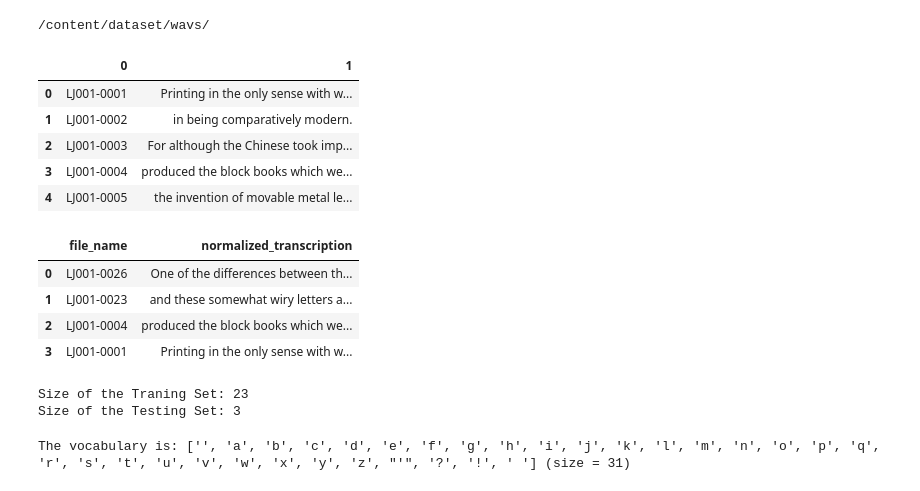
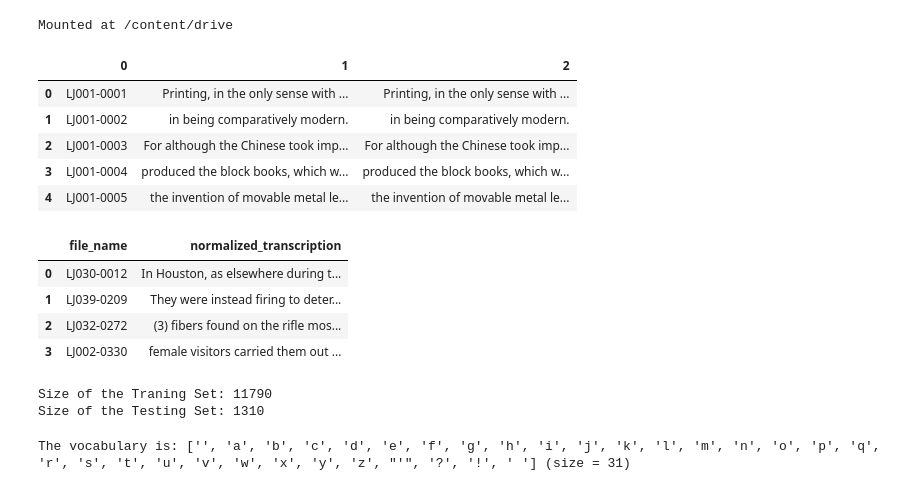
Before and after one commit to lak18/Mel-Spectrogram-generation, a Jupyter notebook: Project_Code_S2T.ipynb, the cells around one changed output. Saved outputs shown, nothing was run; the diff lists cells and outputs as text; code cells hidden in the pictures.

```diff
--- a/Project_Code_S2T.ipynb
+++ b/Project_Code_S2T.ipynb
@@ -16,37 +32,75 @@ data_path = "/content/dataset"
-# %%
-wavs_path = data_path + "/wavs/"          # This path contatins all the voices recorded in dataset
-metadata_path = data_path + "/superset.csv"     # This path contains all transcripts of voices that recorded
-
-print(wavs_path)
-# %% [output]
-/content/dataset/wavs/
+# %%
+import urllib.request
+from tqdm import tqdm
+import os
+import tarfile
+
+data_url = "https://data.keithito.com/data/speech/LJSpeech-1.1.tar.bz2"
+data_path = os.path.join(os.getcwd(), "LJSpeech-1.1.tar.bz2")
+
+# Function to download a file with progress bar
+def download_url(url, dest):
+    response = urllib.request.urlopen(url)
+    total_size = int(response.getheader('Content-Length').strip())
+    block_size = 1024
+    with open(dest, 'wb') as f:
+        with tqdm(total=total_size, unit='B', unit_scale=True, desc=dest, initial=0, ascii=True) as pbar:
+            while True:
+                buffer = response.read(block_size)
+                if not buffer:
+                    break
+                f.write(buffer)
+                pbar.update(len(buffer))
+
+# Download the file
+download_url(data_url, data_path)
+
+# Extract the tar file
+with tarfile.open(data_path, "r:bz2") as tar:
+    tar.extractall(path=os.path.dirname(data_path))
+
+wavs_path = os.path.join(os.path.dirname(data_path), "LJSpeech-1.1/wavs/")
+metadata_path = os.path.join(os.path.dirname(data_path), "LJSpeech-1.1/metadata.csv")
+# %%
+from google.colab import drive
+drive.mount('/content/drive')
+# %% [output]
+Mounted at /content/drive
 # %%
 # Read metadata file and parse it
 metadata_df = pd.read_csv( metadata_path, sep="|", header=None, quoting=3 )
 # %%
 metadata_df.head(5)
 # %% [output]
-|  | 0 | 1 |
-| 0 | LJ001-0001 | Printing in the only sense with w... |
-| 1 | LJ001-0002 | in being comparatively modern. |
-| 2 | LJ001-0003 | For although the Chinese took imp... |
-| 3 | LJ001-0004 | produced the block books which we... |
-| 4 | LJ001-0005 | the invention of movable metal le... |
+|  | 0 | 1 | 2 |
+| 0 | LJ001-0001 | Printing, in the only sense with ... | Printing, in the only sense with ... |
+| 1 | LJ001-0002 | in being comparatively modern. | in being comparatively modern. |
+| 2 | LJ001-0003 | For although the Chinese took imp... | For although the Chinese took imp... |
+| 3 | LJ001-0004 | produced the block books, which w... | produced the block books, which w... |
+| 4 | LJ001-0005 | the invention of movable metal le... | the invention of movable metal le... |
 # %%
 # Dropping transcription column
 
-metadata_df.columns = ["file_name", "normalized_transcription"]
+# Get the current column names
+current_columns = metadata_df.columns
+
+# Create a list of new column names, ensuring it has the same length as the current ones
+new_columns = ["file_name", "normalized_transcription", "third_column_name"]  # Replace 'third_column_name' with the appropriate name
+
+# Assign the new column names
+metadata_df.columns = new_columns
+
 metadata_df = metadata_df[["file_name", "normalized_transcription"]]
 metadata_df = metadata_df.sample(frac=1).reset_index(drop=True)
 
 
 metadata_df.head(4)
 # %% [output]
 |  | file_name | normalized_transcription |
-| 0 | LJ001-0026 | One of the differences between th... |
-| 1 | LJ001-0023 | and these somewhat wiry letters a... |
-| 2 | LJ001-0004 | produced the block books which we... |
-| 3 | LJ001-0001 | Printing in the only sense with w... |
+| 0 | LJ030-0012 | In Houston, as elsewhere during t... |
+| 1 | LJ039-0209 | They were instead firing to deter... |
+| 2 | LJ032-0272 | (3) fibers found on the rifle mos... |
+| 3 | LJ002-0330 | female visitors carried them out ... |
 # %%
 # We Now Split the data into Traning and Validation Set
 
@@ -57,8 +111,8 @@ df_val = metadata_df[split: ]           # Using 10% of data for testing and vali
 print(f"Size of the Traning Set: {len(df_train)}")
 print(f"Size of the Testing Set: {len(df_val)}" )
 # %% [output]
-Size of the Traning Set: 23
-Size of the Testing Set: 3
+Size of the Traning Set: 11790
+Size of the Testing Set: 1310
 # %%
 
 # Define the set of accepted characters
```
Also changed, not shown: parts of 8 cells of this notebook.
